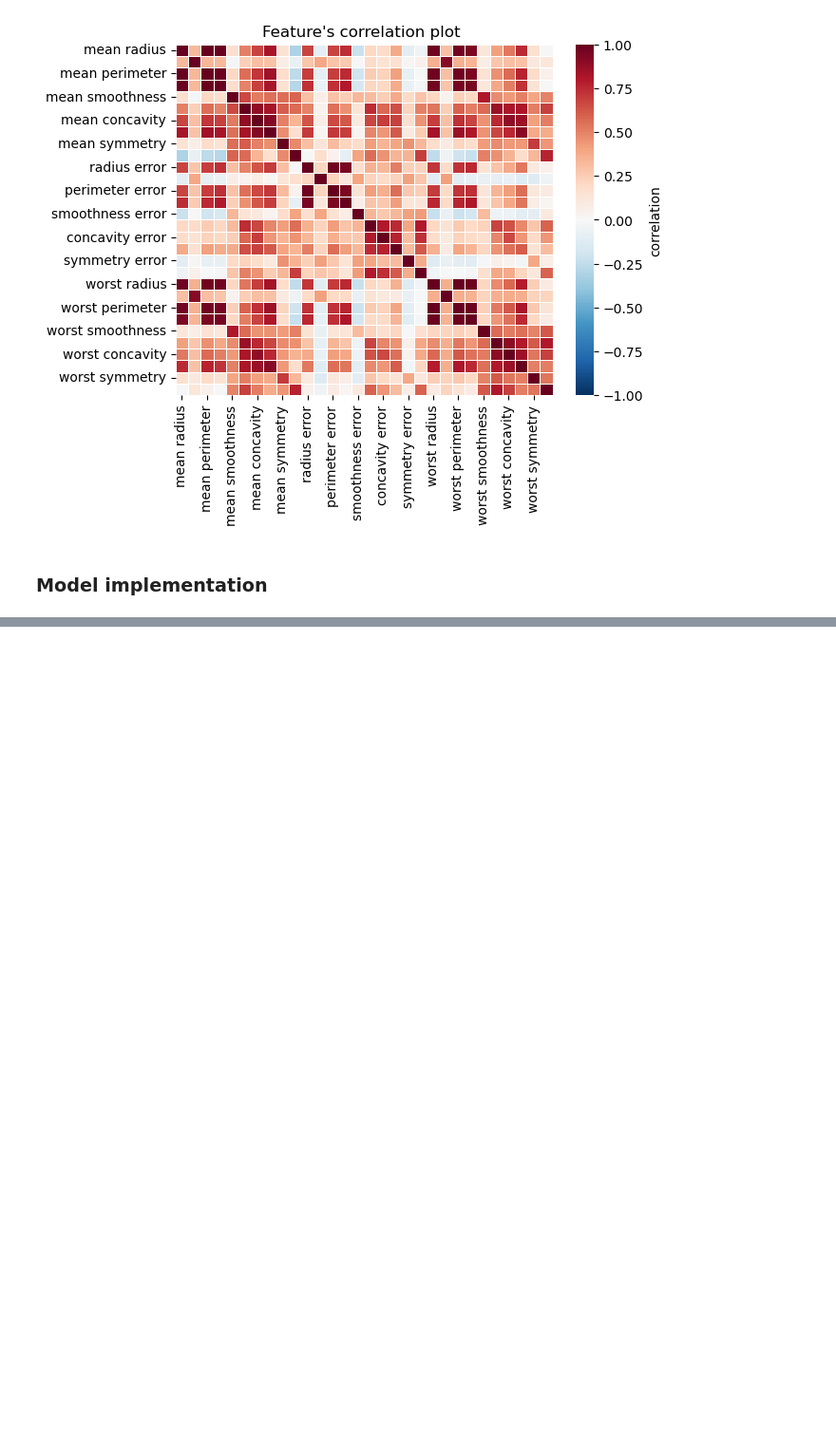
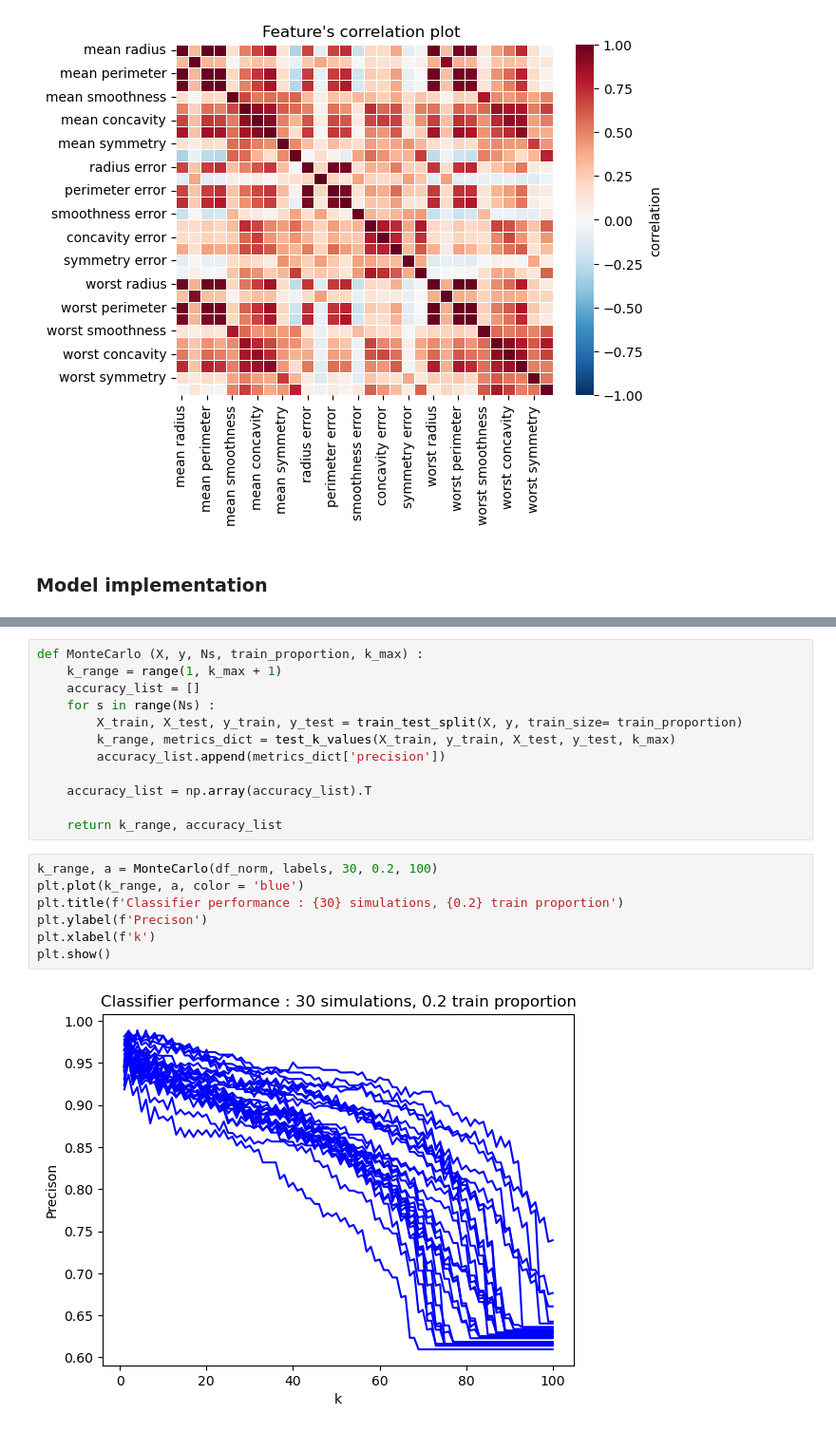
Before and after one commit to DanielVelmo/CodeAcademyProjects, a Jupyter notebook: Cancer Classifier w k-neighbors/file.ipynb, the cells around one changed output, grey strips where cells are left out. Shown at 95% size. Saved outputs shown, nothing was run; the diff lists cells and outputs as text; blank space fills up the shorter version.

Commit message:
Added Monte Carlo simulation

```diff
--- a/Cancer Classifier w k-neighbors/file.ipynb
+++ b/Cancer Classifier w k-neighbors/file.ipynb
@@ -110,0 +111,21 @@ plt.show()
+# %%
+def MonteCarlo (X, y, Ns, train_proportion, k_max) :
+    k_range = range(1, k_max + 1)
+    accuracy_list = []
+    for s in range(Ns) :
+        X_train, X_test, y_train, y_test = train_test_split(X, y, train_size= train_proportion)
+        k_range, metrics_dict = test_k_values(X_train, y_train, X_test, y_test, k_max)
+        accuracy_list.append(metrics_dict['precision'])
+
+    accuracy_list = np.array(accuracy_list).T
+
+    return k_range, accuracy_list
+# %%
+k_range, a = MonteCarlo(df_norm, labels, 30, 0.2, 100)
+plt.plot(k_range, a, color = 'blue')
+plt.title(f'Classifier performance : {30} simulations, {0.2} train proportion')
+plt.ylabel(f'Precison')
+plt.xlabel(f'k')
+plt.show()
+# %% [output]
+[figure, added]
```
Also changed, not shown: parts of 2 cells of this notebook.
